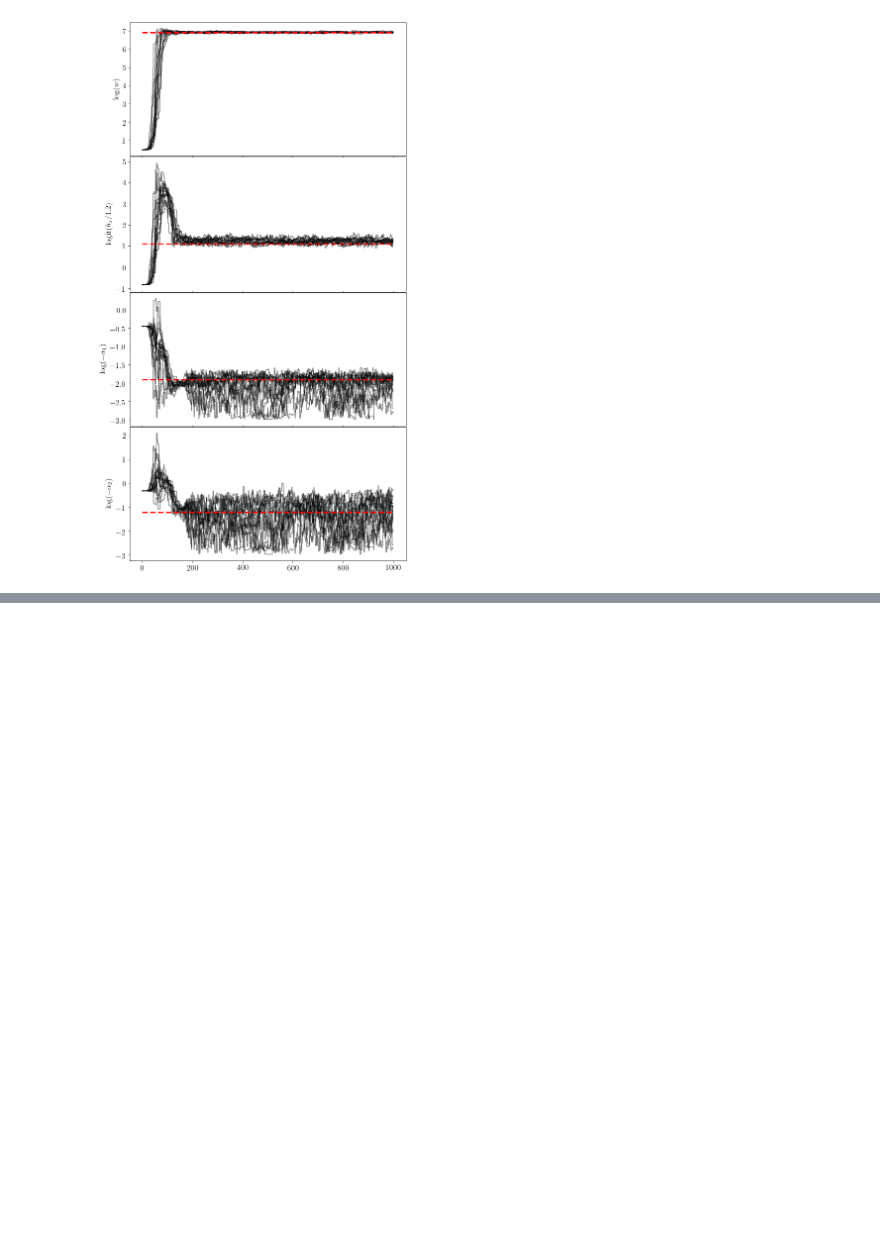
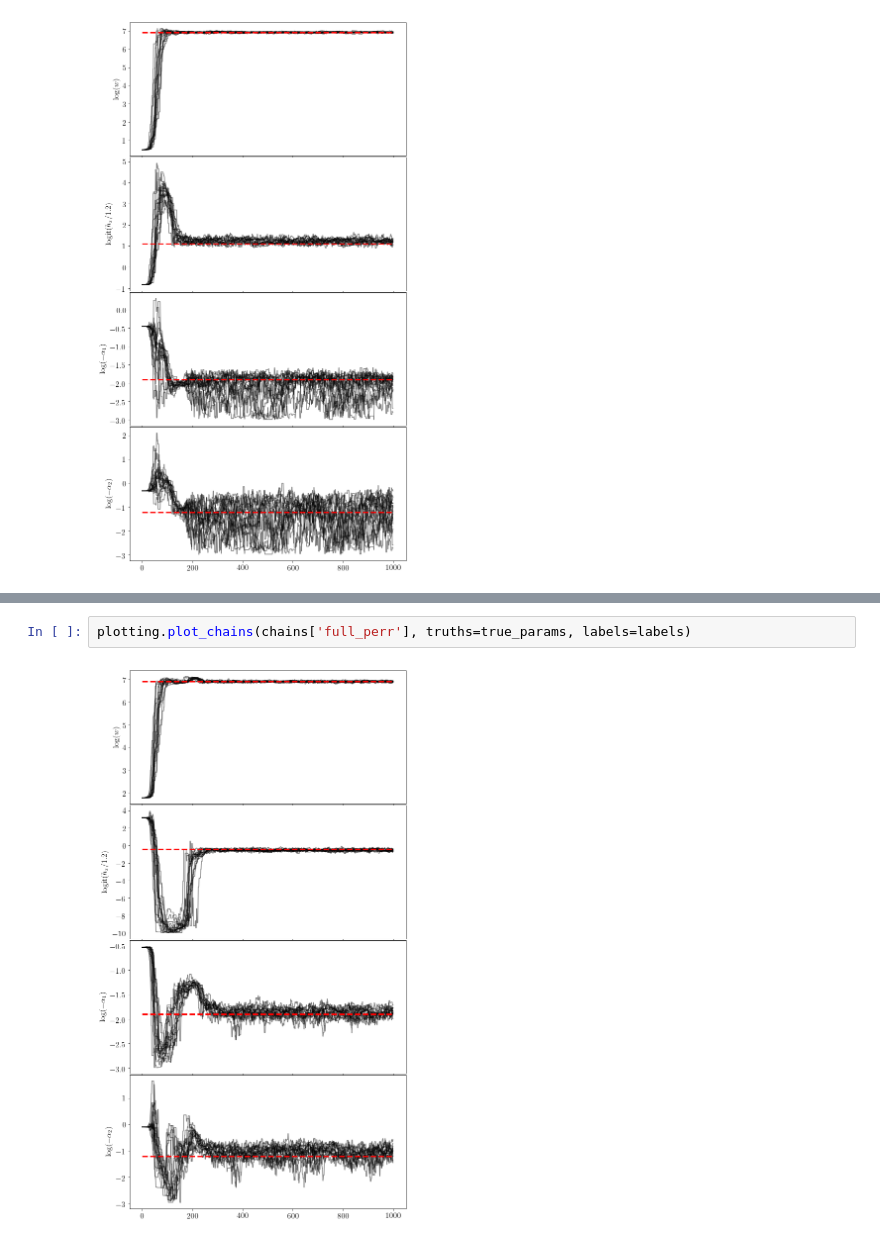
Before and after one commit to aeverall/mwtrace, a Jupyter notebook: mockmodel/Dwarf poisson_fit.ipynb, the cells around one changed output, grey strips where cells are left out. Drawn from its saved outputs; the diff is of its cells as text; blank space fills up the shorter version.

```diff
--- a/mockmodel/Dwarf poisson_fit.ipynb
+++ b/mockmodel/Dwarf poisson_fit.ipynb
@@ -413,0 +433,4 @@ plotting.plot_chains(chains['full_perr'], truths=true_params, labels=labels)
+# %%
+plotting.plot_chains(chains['full_perr'], truths=true_params, labels=labels)
+# %% [output]
+[figure, added]
```
Also changed, not shown: parts of 10 cells of this notebook, 3 other files.
